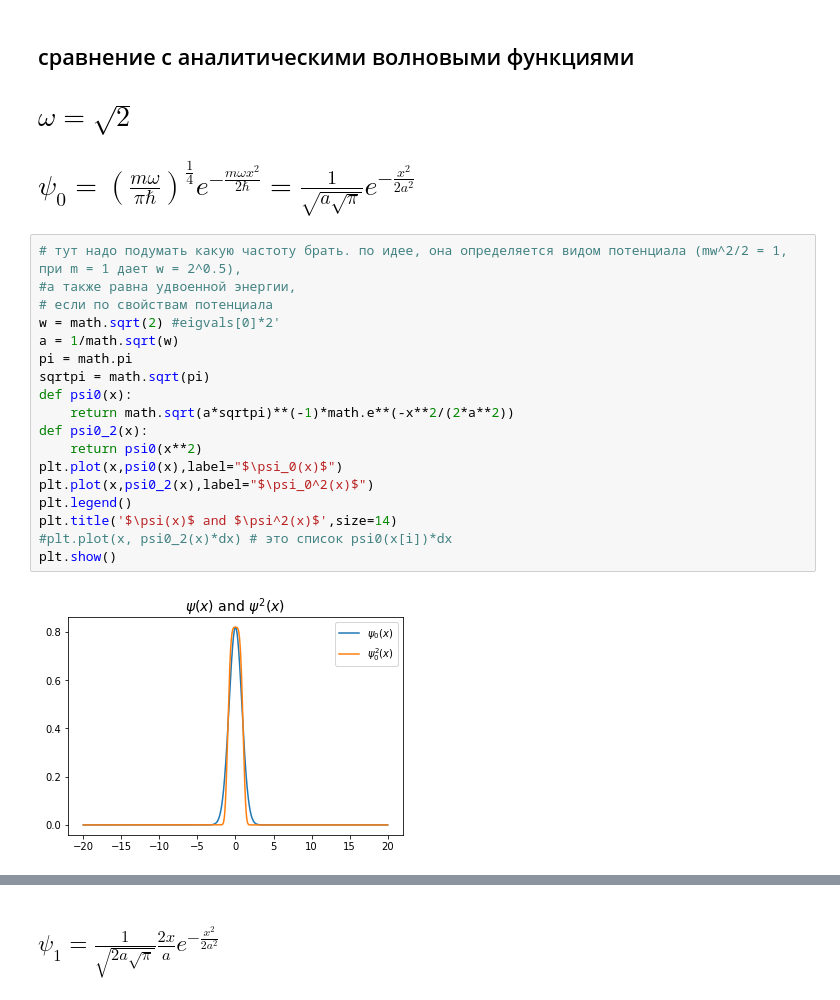
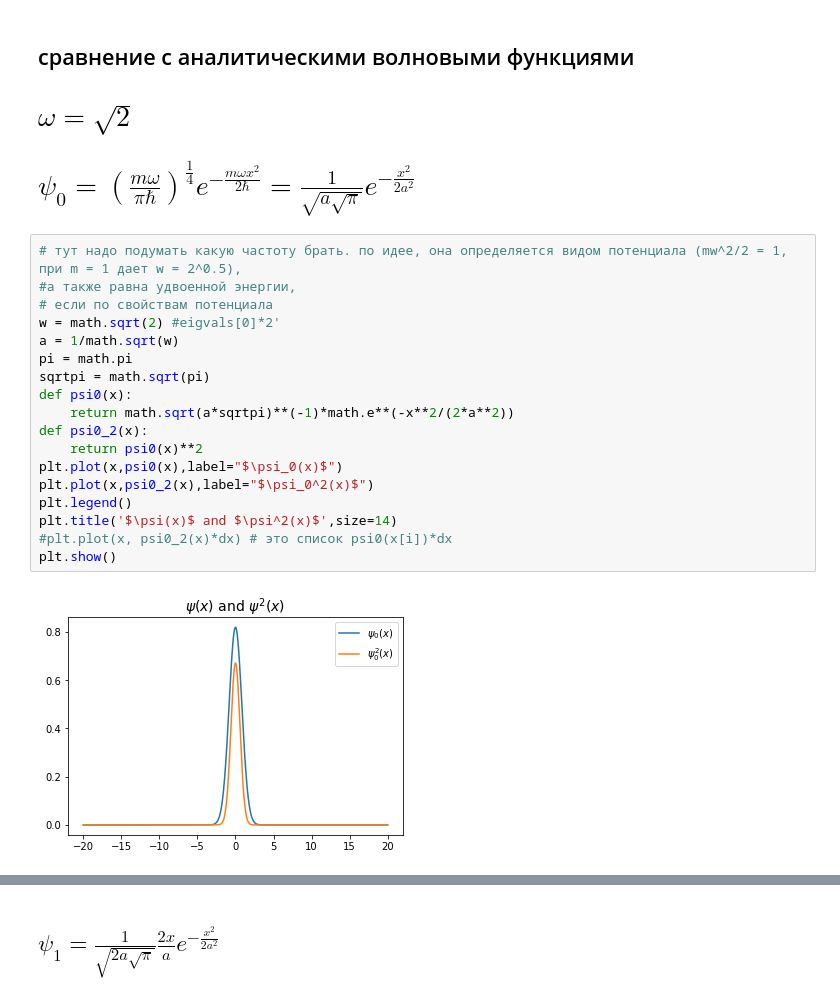
Before and after one commit to Gorchavkina/diplomawork, a Jupyter notebook: fin_diff_matrix_method.ipynb, the cells around one changed output, grey strips where cells are left out. Drawn from its saved outputs; the diff is of its cells as text.

```diff
--- a/fin_diff_matrix_method.ipynb
+++ b/fin_diff_matrix_method.ipynb
@@ -158,23 +158,23 @@ eigvals[int(n/2)] # надо следить, чтобы En<<Vmax, иначе н
 # %%
 # тут надо подумать какую частоту брать. по идее, она определяется видом потенциала (mw^2/2 = 1, при m = 1 дает w = 2^0.5),
 #а также равна удвоенной энергии,
 # если по свойcтвам потенциала
 w = math.sqrt(2) #eigvals[0]*2'
 a = 1/math.sqrt(w)
 pi = math.pi
 sqrtpi = math.sqrt(pi)
 def psi0(x):
     return math.sqrt(a*sqrtpi)**(-1)*math.e**(-x**2/(2*a**2))
 def psi0_2(x):
-    return psi0(x**2)
+    return psi0(x)**2
 plt.plot(x,psi0(x),label="$\psi_0(x)$")
 plt.plot(x,psi0_2(x),label="$\psi_0^2(x)$")
 plt.legend()
 plt.title('$\psi(x)$ and $\psi^2(x)$',size=14)
 #plt.plot(x, psi0_2(x)*dx) # это список psi0(x[i])*dx
 plt.show()
 # %% [output]
-[figure, old version]
+[figure, new version]
 # %%
 # график численной и аналитической функций, аналитическая слышком высоко
 plt.figure(figsize=(9,8))
```
Also changed, not shown: parts of 11 cells of this notebook.
